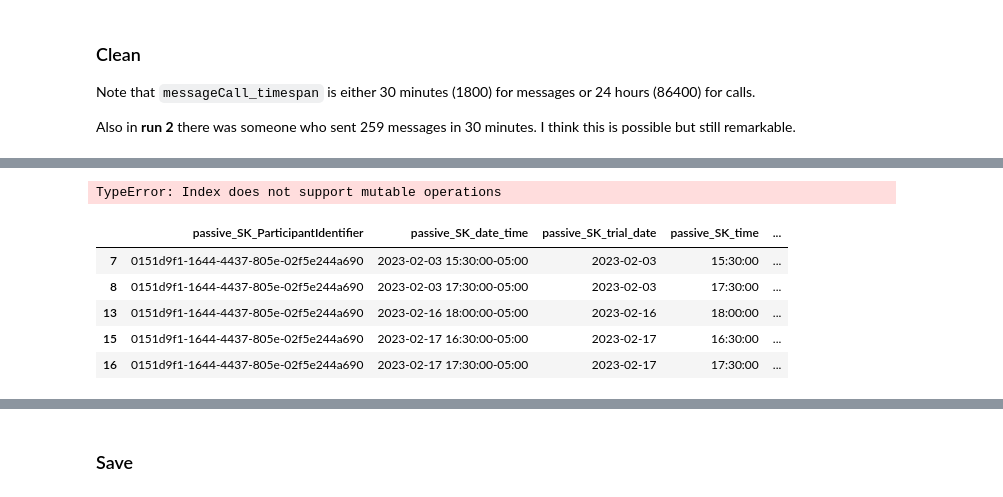
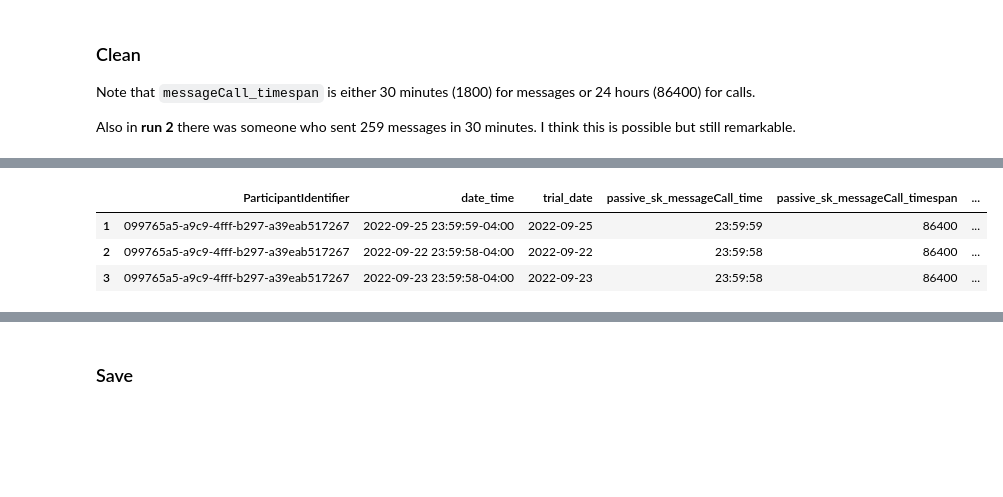
Before and after one commit to danieljwilson/3_3_experience_sampling, a Jupyter notebook: 3_3_3_data_analysis/01_data munge/01_2_process_sensorKit.ipynb, the cells around one changed output, grey strips where cells are left out. Saved outputs shown, nothing was run; the diff lists cells and outputs as text; code cells hidden in the pictures; blank space fills up the shorter version.

```diff
--- a/3_3_3_data_analysis/01_data munge/01_2_process_sensorKit.ipynb
+++ b/3_3_3_data_analysis/01_data munge/01_2_process_sensorKit.ipynb
@@ -41,7 +41,7 @@ data['samples'][0]['timestamp']
 ## Set Paths
 # %%
 # set run
-run_num = 2
+run_num = 1
 
 if run_num ==1:
     # run 1
@@ -781,7 +726,7 @@ for day in tqdm(days):
                                         date_time.append(dt)
                                         trial_date.append((dt + datetime.timedelta(hours = -4.75)).date()) # trial day associated with sample (4:45am is when the day flips)
                                         time.append(dt.time())
-                                        duration.append(data['samples'][i]['sample']['duration'])
+                                        # duration.append(data['samples'][i]['sample']['totalTypingDuration'])
 
                                         sample_count+=1
 
@@ -1880,14 +1818,12 @@ df[df['messages_outgoing']>250]
 # %%
 # Rename columns
-df.columns[3:] = ['passive_SK_' + col for col in df.columns[3:]]
+df.columns = list(df.columns[:3]) + ['passive_sk_' + col for col in df.columns[3:]]
-# %% [output]
-TypeError: Index does not support mutable operations
+# %%
+df = df.rename(columns={'passive_sk_time': 'passive_sk_messageCall_time'})
 # %%
-df.head()
+df.head(3)
 # %% [output]
-|  | passive_SK_ParticipantIdentifier | passive_SK_date_time | passive_SK_trial_date | passive_SK_time | ... |
-| 7 | 0151d9f1-1644-4437-805e-02f5e244a690 | 2023-02-03 15:30:00-05:00 | 2023-02-03 | 15:30:00 | ... |
-| 8 | 0151d9f1-1644-4437-805e-02f5e244a690 | 2023-02-03 17:30:00-05:00 | 2023-02-03 | 17:30:00 | ... |
-| 13 | 0151d9f1-1644-4437-805e-02f5e244a690 | 2023-02-16 18:00:00-05:00 | 2023-02-16 | 18:00:00 | ... |
-| 15 | 0151d9f1-1644-4437-805e-02f5e244a690 | 2023-02-17 16:30:00-05:00 | 2023-02-17 | 16:30:00 | ... |
-| 16 | 0151d9f1-1644-4437-805e-02f5e244a690 | 2023-02-17 17:30:00-05:00 | 2023-02-17 | 17:30:00 | ... |
+|  | ParticipantIdentifier | date_time | trial_date | passive_sk_messageCall_time | passive_sk_messageCall_timespan | ... |
+| 1 | 099765a5-a9c9-4fff-b297-a39eab517267 | 2022-09-25 23:59:59-04:00 | 2022-09-25 | 23:59:59 | 86400 | ... |
+| 2 | 099765a5-a9c9-4fff-b297-a39eab517267 | 2022-09-22 23:59:58-04:00 | 2022-09-22 | 23:59:58 | 86400 | ... |
+| 3 | 099765a5-a9c9-4fff-b297-a39eab517267 | 2022-09-23 23:59:58-04:00 | 2022-09-23 | 23:59:58 | 86400 | ... |
```
Also changed, not shown: parts of 156 cells of this notebook, 5 other files.
